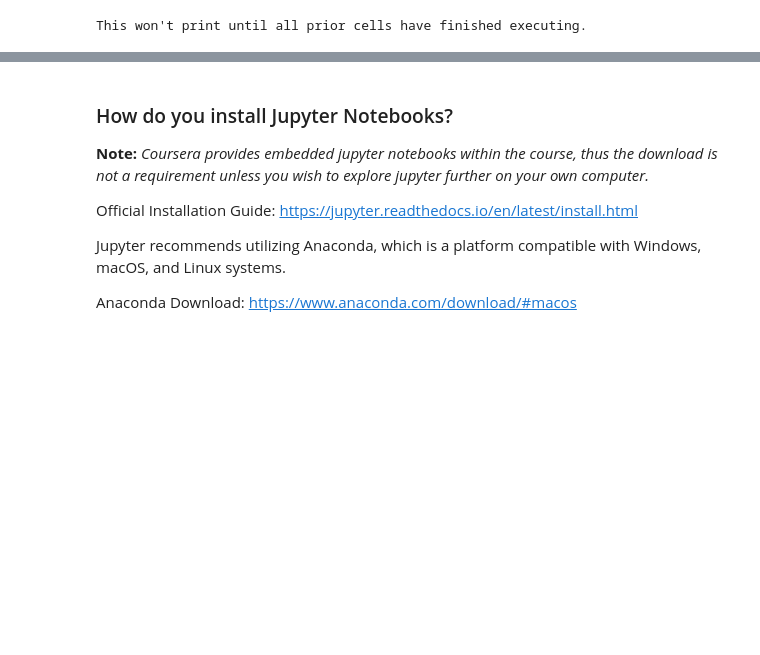
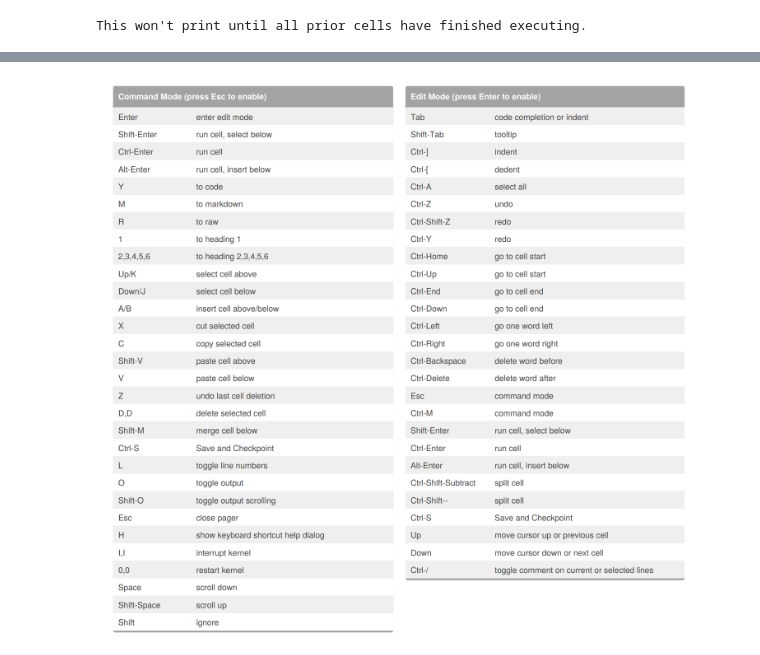
Before and after one commit to mchayan/Statistics_with_Python_Specialization, a Jupyter notebook: Statistics with Python Specialization/Understanding and Visualizing Data with Python/Week_1/introduction_jupyter.ipynb, the cells around one changed output, grey strips where cells are left out. Drawn from its saved outputs; the diff is of its cells as text; code cells hidden in the pictures; blank space fills up the shorter version.

Commit message:
Image Issue Checking

```diff
--- a/Statistics with Python Specialization/Understanding and Visualizing Data with Python/Week_1/introduction_jupyter.ipynb
+++ b/Statistics with Python Specialization/Understanding and Visualizing Data with Python/Week_1/introduction_jupyter.ipynb
@@ -141,10 +139,5 @@ Here is a list:
-# %% [markdown]
-### How do you install Jupyter Notebooks?
-
-**Note:** *Coursera provides embedded jupyter notebooks within the course, thus the download is not a requirement unless you wish to explore jupyter further on your own computer.*
-
-Official Installation Guide: https://jupyter.readthedocs.io/en/latest/install.html
-
-Jupyter recommends utilizing Anaconda, which is a platform compatible with Windows, macOS, and Linux systems.
-
-Anaconda Download: https://www.anaconda.com/download/#macos
+# %%
+from IPython.display import Image
+Image("FileLocation")
+# %% [output]
+[figure, added]
```
Also changed, not shown: parts of 1 cell of this notebook.
